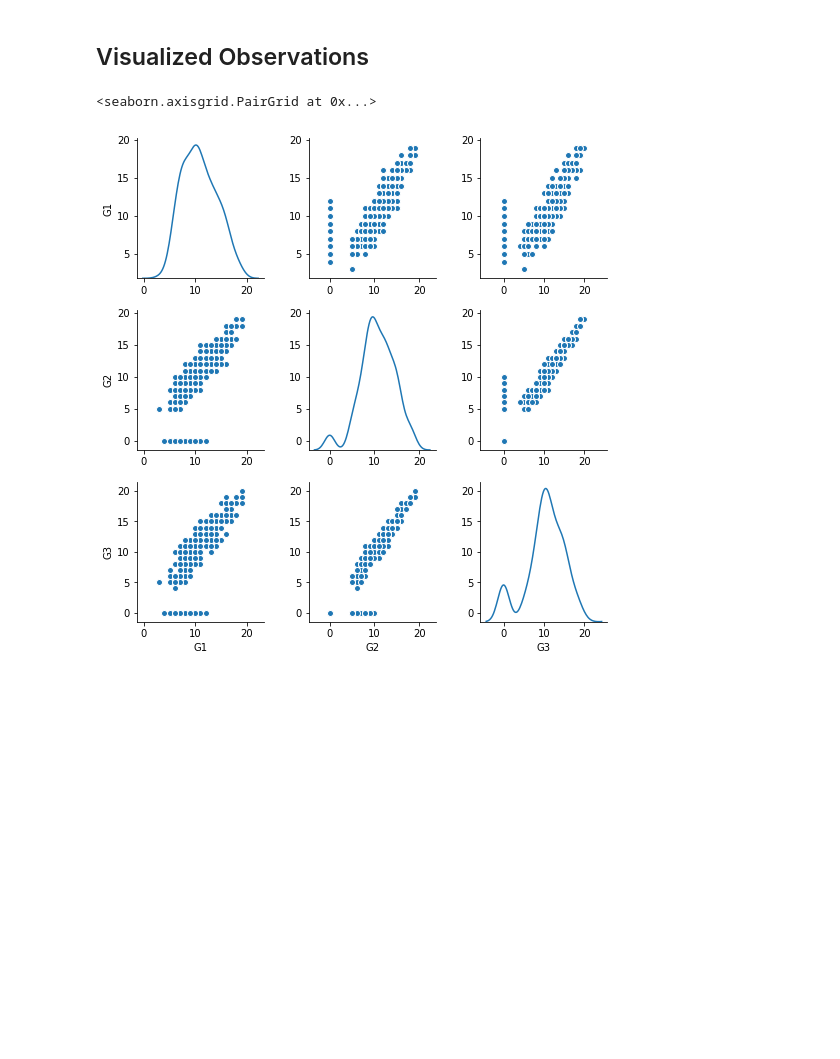
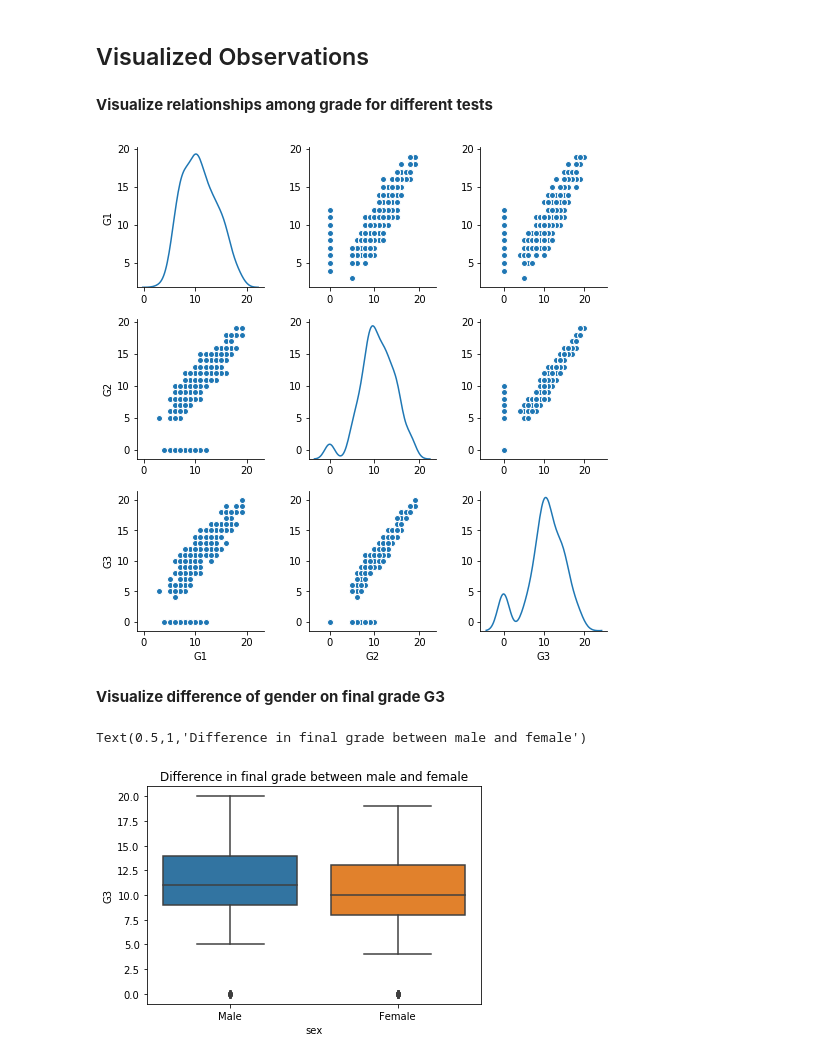
Before and after one commit to hadinh1306/feat-select_student-performance, a Jupyter notebook: src/EDA.ipynb, the cells around one changed output. Drawn from its saved outputs; the diff is of its cells as text; code cells hidden in the pictures; blank space fills up the shorter version.

```diff
--- a/src/EDA.ipynb
+++ b/src/EDA.ipynb
@@ -76,8 +90,18 @@ Statistical summary for other numeric variables:
 | max | 19.000000 | 19.000000 | 20.000000 |
 # %% [markdown]
 ## Visualized Observations
+# %% [markdown]
+**Visualize relationships among grade for different tests**
 # %%
-sns.pairplot(df, vars=["G1","G2","G3"], diag_kind='kde')
+grade_plot = sns.pairplot(df, vars=["G1","G2","G3"], diag_kind='kde')
 # %% [output]
-<seaborn.axisgrid.PairGrid at 0x...>
 [figure]
+# %% [markdown]
+**Visualize difference of gender on final grade G3**
+# %%
+gender = sns.boxplot(x = "sex", y = "G3", data = df)
+gender.set_xticklabels(["Male", "Female"])
+plt.title("Difference in final grade between male and female")
+# %% [output]
+Text(0.5,1,'Difference in final grade between male and female')
+[figure, added]
```
Also changed, not shown: parts of 6 cells of this notebook.
